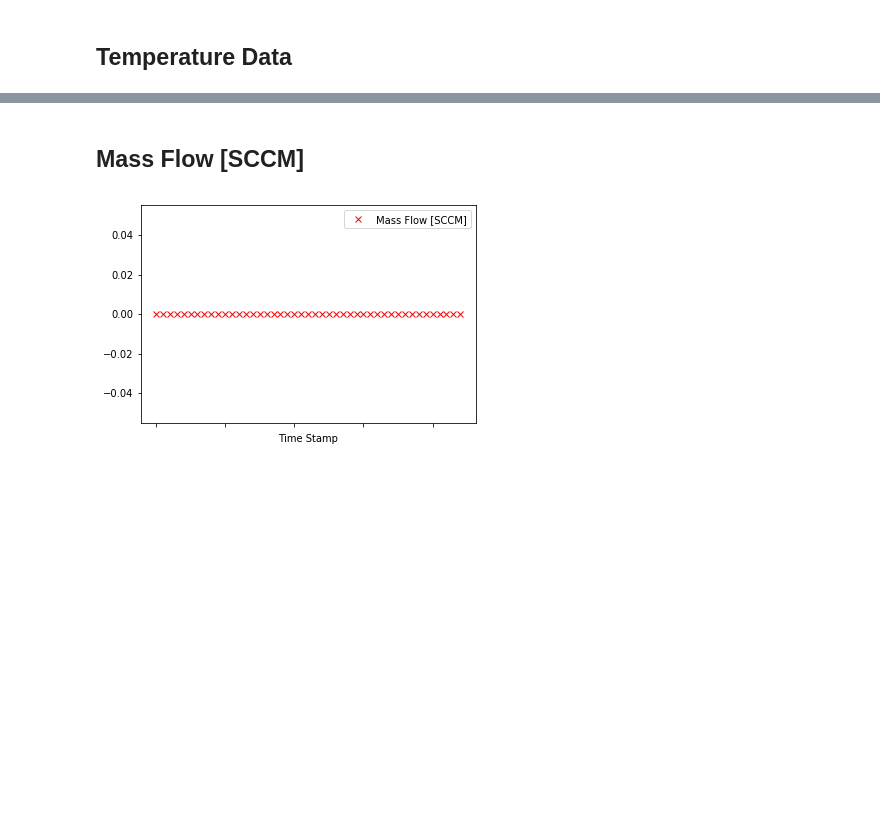
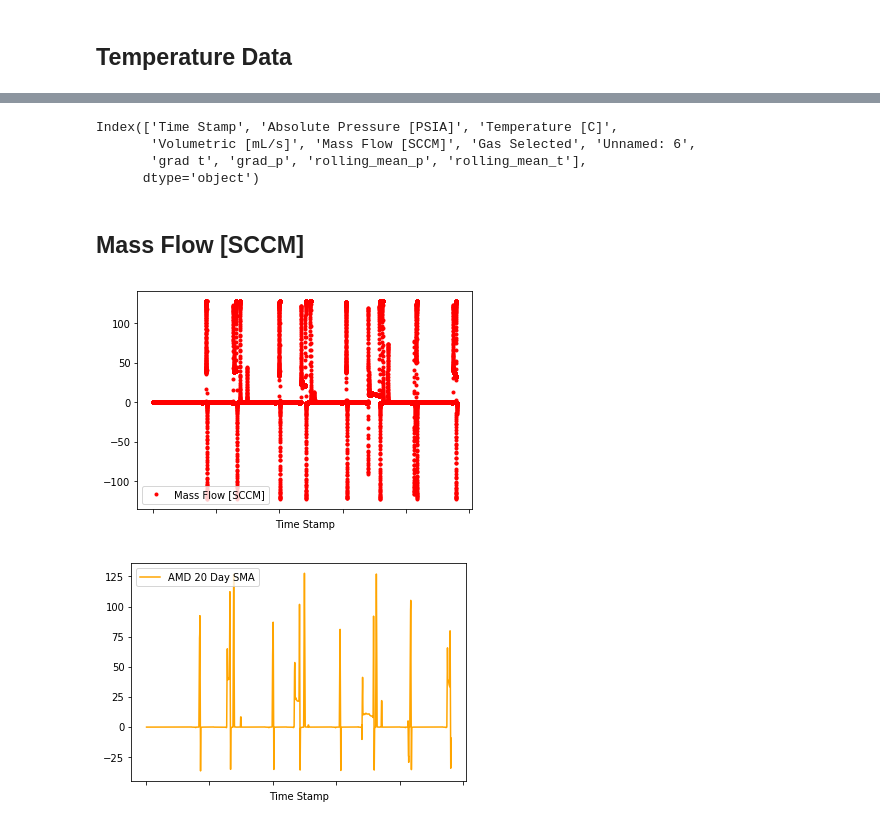
Before and after one commit to indeelabsinc/alicatflowmeter, a Jupyter notebook: Flow_meter_reader.ipynb, the cells around one changed output, grey strips where cells are left out. Saved outputs shown, nothing was run; the diff lists cells and outputs as text; code cells hidden in the pictures; blank space fills up the shorter version.

```diff
--- a/Flow_meter_reader.ipynb
+++ b/Flow_meter_reader.ipynb
@@ -8,7 +8,7 @@ This script takes as input a csv file from the Alicat Flow Meter Device. Users m
 import pandas as pd
 import matplotlib.pyplot as plt
 
-data = pd.read_csv('Alicat.csv')
+data = pd.read_csv('Alicat Data Log_05-16-2019_15-21-10_PM JAJ part 2.csv')
 # %%
 data.head()
 # %% [output]
@@ -48,13 +49,18 @@ Name: Absolute Pressure [PSIA], dtype: float64
 ## Pressure Data ##
 # %%
 %matplotlib inline
+
+avg_win = 100
 
 P_max = data['Absolute Pressure [PSIA]'].max()
 P_min = data['Absolute Pressure [PSIA]'].min()
 P_std = data['Absolute Pressure [PSIA]'].std()
+data['rolling_mean_p'] = data['Absolute Pressure [PSIA]'].rolling(window=avg_win).mean()
 
-plt = data.plot(x='Time Stamp', y='Absolute Pressure [PSIA]', style=['gx','rx'])
+
+plt = data.plot(x='Time Stamp', y='Absolute Pressure [PSIA]', style=['gx','r.'])
+plt2 = data.plot(x='Time Stamp', y='rolling_mean_p', label='AMD 20 Day SMA', color='orange')
 
 fig1 = plt.get_figure()
-fig1.savefig("output1.png")
+#fig1.savefig("output1.png")
 # %% [output]
@@ -68,8 +75,15 @@ T_max = data['Temperature [C]'].max()
 T_min = data['Temperature [C]'].min()
 T_std = data['Temperature [C]'].std()
 
-plt = data.plot(x='Time Stamp', y='Temperature [C]', style=['x','rx'])
+data['rolling_mean_t'] = data['Temperature [C]'].rolling(window=avg_win).mean()
+#plt.plot(df.ds, rolling_mean, label='AMD 20 Day SMA', color='orange')
+
+plt = data.plot(x='Time Stamp', y='Temperature [C]', style=['x','r.'])
+
+plt2 = data.plot(x='Time Stamp', y='rolling_mean_t', label='AMD 20 Day SMA', color='orange')
+
+
 #plt.savefig('pie')
 fig2 = plt.get_figure()
-fig2.savefig("output2.png")
+#fig2.savefig("output2.png")
 # %% [output]
@@ -77,13 +92,24 @@ fig2.savefig("output2.png")
+# %%
+data.columns
+# %% [output]
+Index(['Time Stamp', 'Absolute Pressure [PSIA]', 'Temperature [C]',
+       'Volumetric [mL/s]', 'Mass Flow [SCCM]', 'Gas Selected', 'Unnamed: 6',
+       'grad t', 'grad_p', 'rolling_mean_p', 'rolling_mean_t'],
+      dtype='object')
 # %% [markdown]
 ## Mass Flow [SCCM] ##
 # %%
 mass_flow_max = data['Mass Flow [SCCM]'].max()
 mass_flow_min = data['Mass Flow [SCCM]'].min()
 mass_flow_std = data['Mass Flow [SCCM]'].std()
 
-plt = data.plot(x='Time Stamp', y='Mass Flow [SCCM]', style=['rx'])
+data['rolling_mean_mf'] = data['Mass Flow [SCCM]'].rolling(window=avg_win).mean()
+
+plt = data.plot(x='Time Stamp', y='Mass Flow [SCCM]', style=['r.'])
+plt2 = data.plot(x='Time Stamp', y='rolling_mean_mf', label='AMD 20 Day SMA', color='orange')
 
 fig3 = plt.get_figure()
 fig3.savefig("output3.png")
 # %% [output]
-[figure, old version]
+[figure, new version]
+[figure, added]
```
Also changed, not shown: parts of 36 cells of this notebook, 1 other file.
